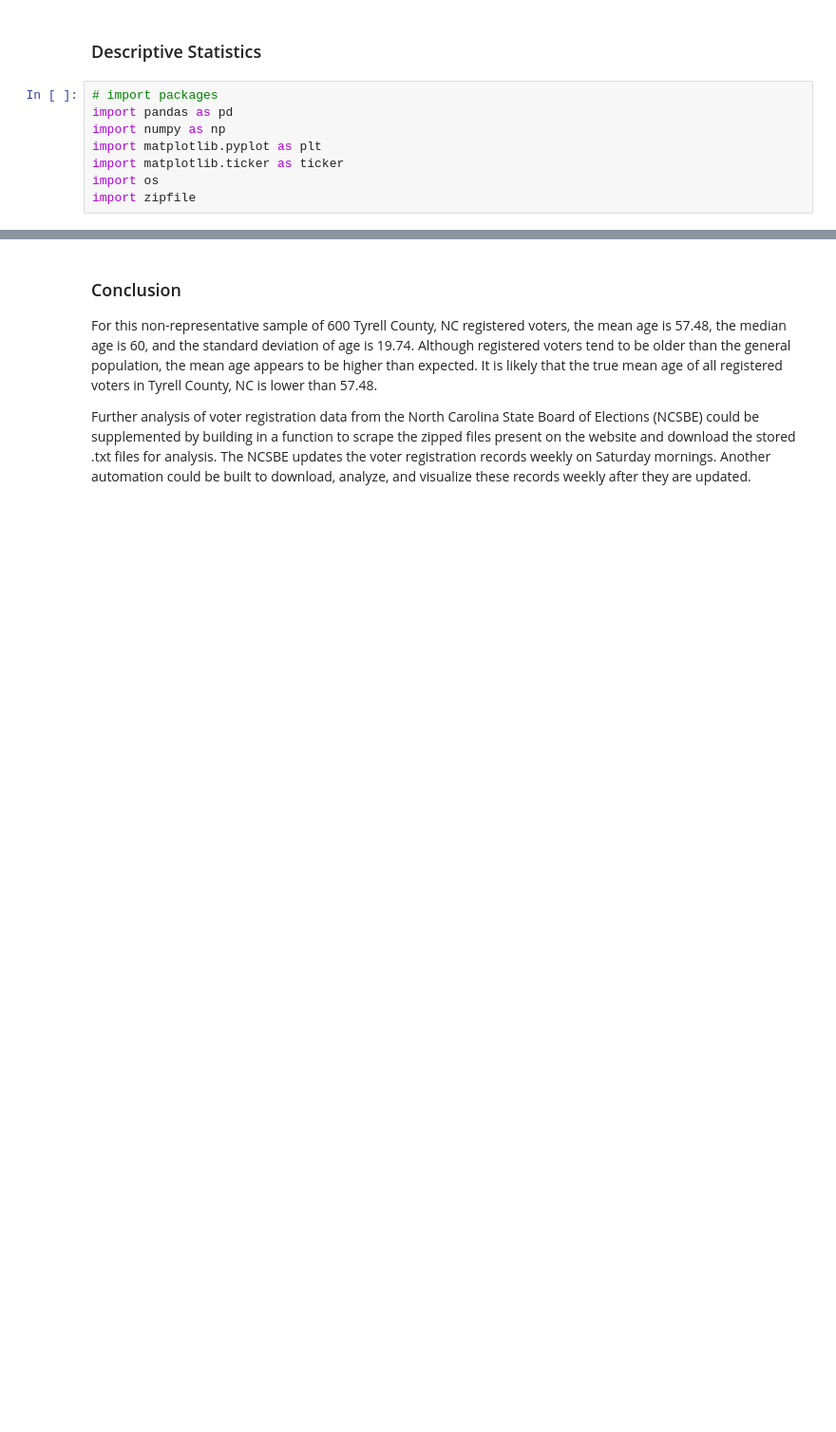
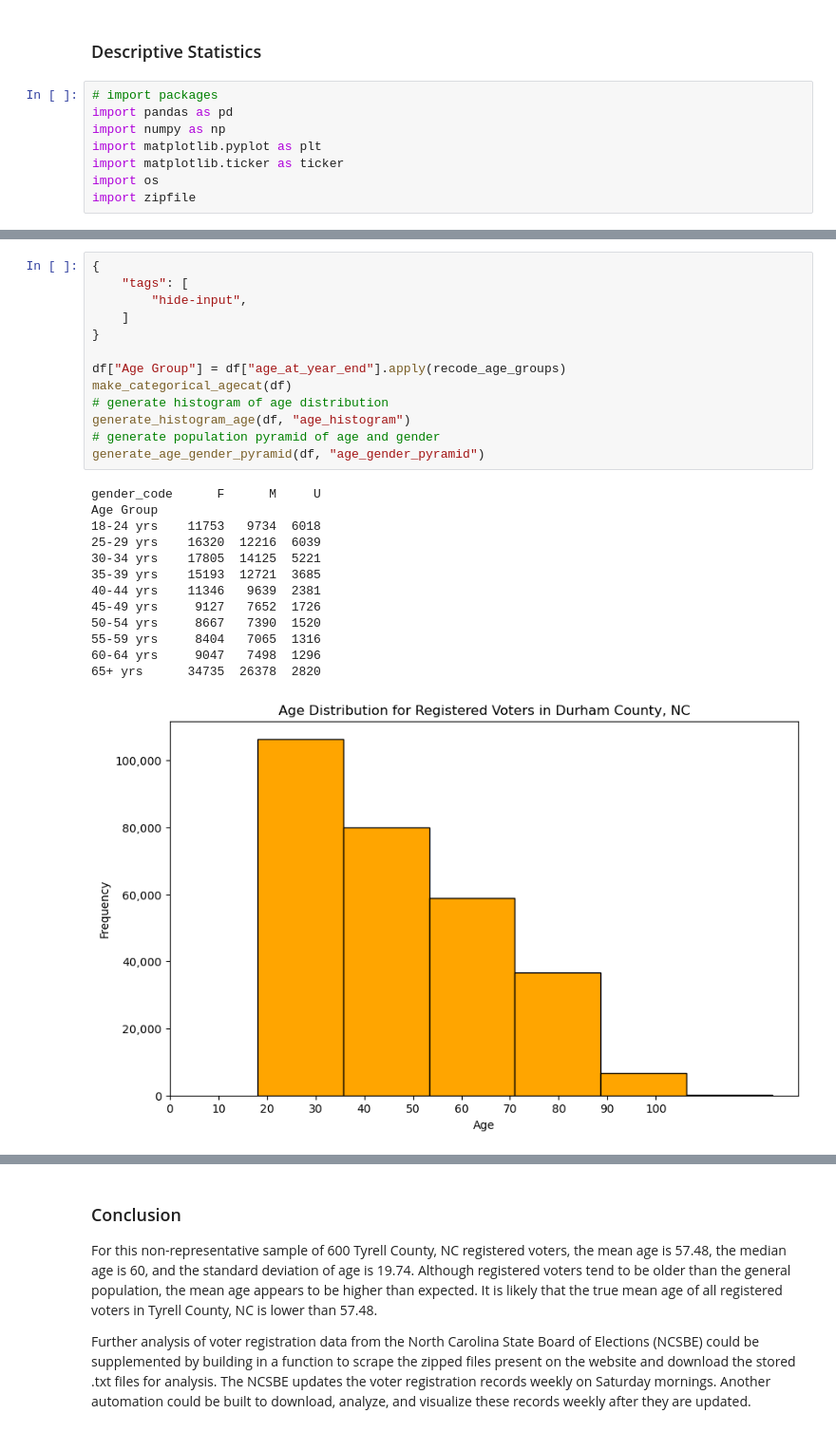
Before and after one commit to nogibjj/PeterdeGuzman_IndividualProject1, a Jupyter notebook: main.ipynb, the cells around one changed output, grey strips where cells are left out. Shown: that part at 95% size. Saved outputs shown, nothing was run; the diff lists cells and outputs as text; blank space fills up the shorter version.

```diff
--- a/main.ipynb
+++ b/main.ipynb
@@ -137,0 +226,27 @@ def generate_histogram_age(df):
+# %%
+{
+    "tags": [
+        "hide-input",
+    ]
+}
+
+df["Age Group"] = df["age_at_year_end"].apply(recode_age_groups)
+make_categorical_agecat(df)
+# generate histogram of age distribution
+generate_histogram_age(df, "age_histogram")
+# generate population pyramid of age and gender
+generate_age_gender_pyramid(df, "age_gender_pyramid")
+# %% [output]
+gender_code      F      M     U
+Age Group
+18-24 yrs    11753   9734  6018
+25-29 yrs    16320  12216  6039
+30-34 yrs    17805  14125  5221
+35-39 yrs    15193  12721  3685
+40-44 yrs    11346   9639  2381
+45-49 yrs     9127   7652  1726
+50-54 yrs     8667   7390  1520
+55-59 yrs     8404   7065  1316
+60-64 yrs     9047   7498  1296
+65+ yrs      34735  26378  2820
+[figure, added]
```
Also changed, not shown: parts of 7 cells of this notebook.
